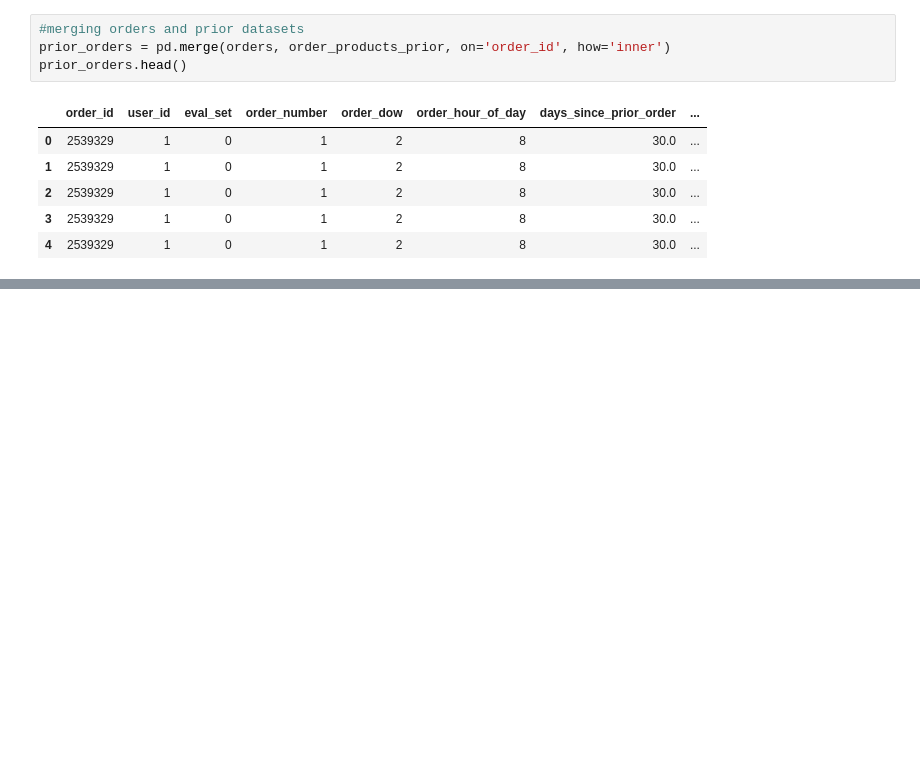
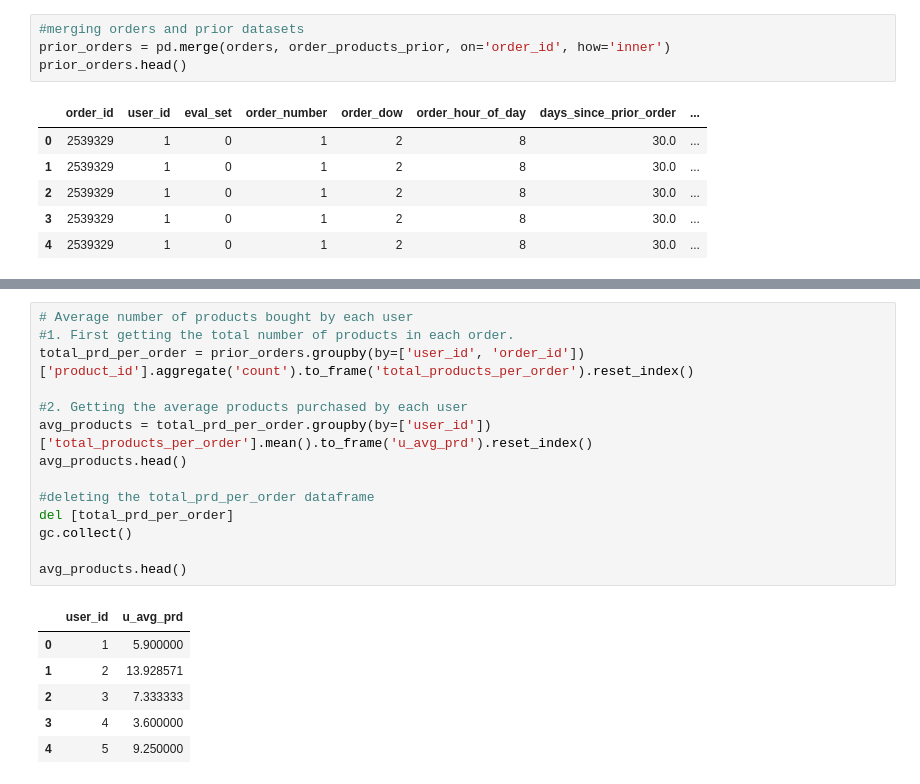
Before and after one commit to saimadhu27/instacart_analysis, a Jupyter notebook: notebook_eda.ipynb, the cells around one changed output, grey strips where cells are left out. Drawn from its saved outputs; the diff is of its cells as text; blank space fills up the shorter version.

```diff
--- a/notebook_eda.ipynb
+++ b/notebook_eda.ipynb
@@ -282,0 +312,21 @@ gc.collect()
+# %%
+# Average number of products bought by each user
+#1. First getting the total number of products in each order.
+total_prd_per_order = prior_orders.groupby(by=['user_id', 'order_id'])['product_id'].aggregate('count').to_frame('total_products_per_order').reset_index()
+
+#2. Getting the average products purchased by each user
+avg_products = total_prd_per_order.groupby(by=['user_id'])['total_products_per_order'].mean().to_frame('u_avg_prd').reset_index()
+avg_products.head()
+
+#deleting the total_prd_per_order dataframe
+del [total_prd_per_order]
+gc.collect()
+
+avg_products.head()
+# %% [output]
+|  | user_id | u_avg_prd |
+| 0 | 1 | 5.900000 |
+| 1 | 2 | 13.928571 |
+| 2 | 3 | 7.333333 |
+| 3 | 4 | 3.600000 |
+| 4 | 5 | 9.250000 |
```
Also changed, not shown: parts of 9 cells of this notebook.
